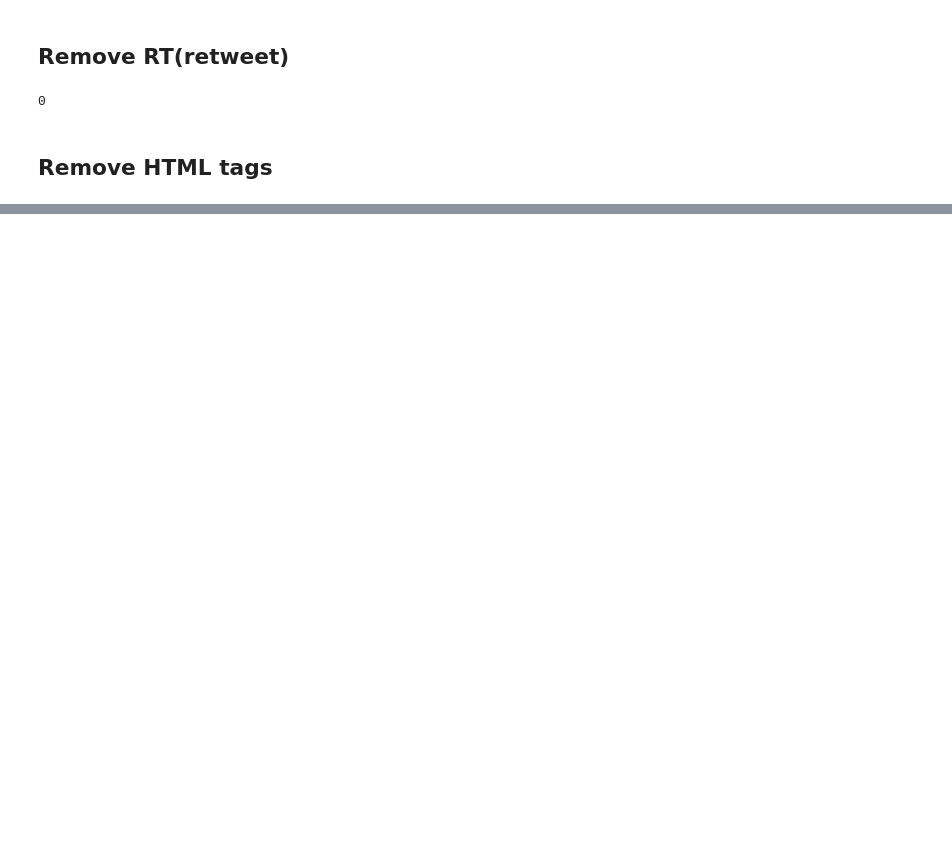
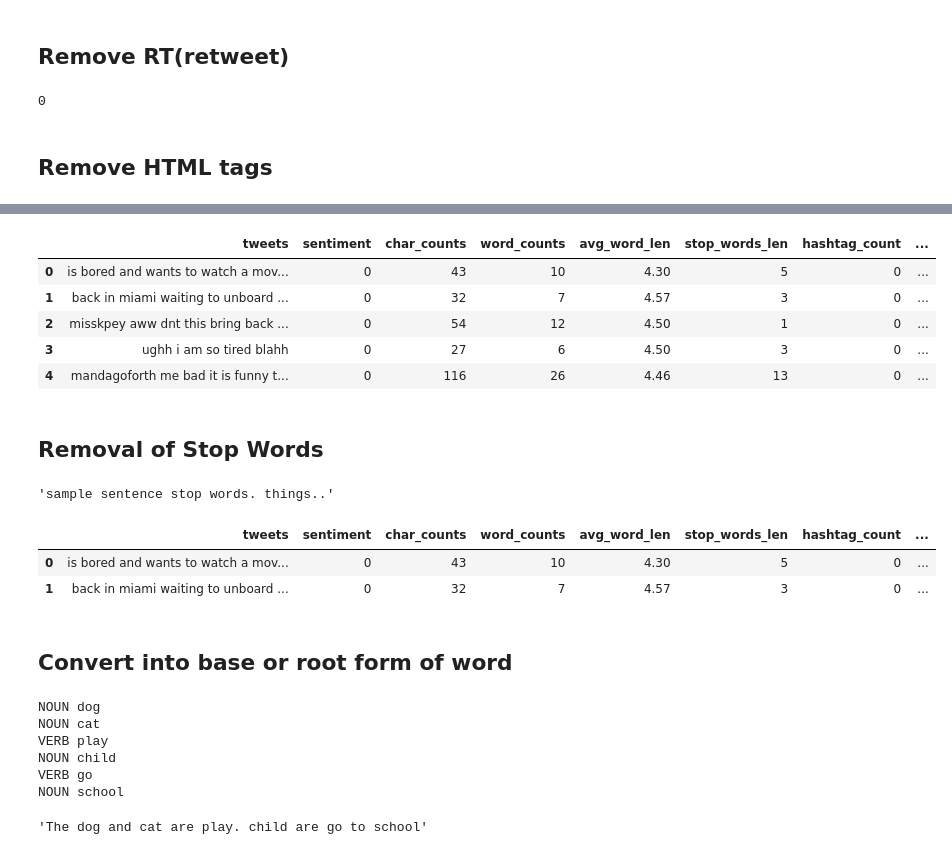
Before and after one commit to udityamerit/Natural-Language-Processing-Mastery-in-Python, a Jupyter notebook: 05 Complete Text Processing In NLP/Complete Text Processing.ipynb, the cells around one changed output, grey strips where cells are left out. Saved outputs shown, nothing was run; the diff lists cells and outputs as text; code cells hidden in the pictures; blank space fills up the shorter version.

```diff
--- a/05 Complete Text Processing In NLP/Complete Text Processing.ipynb
+++ b/05 Complete Text Processing In NLP/Complete Text Processing.ipynb
@@ -333,0 +401,21 @@ df['tweets'] = df['tweets'].apply(lambda x: re.sub(pattern, '', x))
+# %%
+df['tweets'] = df['tweets'].apply(lambda x: re.sub(pattern, r'\1\1', x))
+df.head()
+
+## after that we are correcting the sentence using the spell correcting algo
+# %% [output]
+|  | tweets | sentiment | char_counts | word_counts | avg_word_len | stop_words_len | hashtag_count | ... |
+| 0 | is bored and wants to watch a mov... | 0 | 43 | 10 | 4.30 | 5 | 0 | ... |
+| 1 | back in miami waiting to unboard ... | 0 | 32 | 7 | 4.57 | 3 | 0 | ... |
+| 2 | misskpey aww dnt this bring back ... | 0 | 54 | 12 | 4.50 | 1 | 0 | ... |
+| 3 | ughh i am so tired blahh | 0 | 27 | 6 | 4.50 | 3 | 0 | ... |
+| 4 | mandagoforth me bad it is funny t... | 0 | 116 | 26 | 4.46 | 13 | 0 | ... |
+# %% [markdown]
+## Removal of Stop Words
+# %%
+nlp = spacy.load('en_core_web_sm')
+stop_words = nlp.Defaults.stop_words
+x = 'this is a sample sentence with the stop words. this that and so many things..'
+" ".join([word for word in x.split() if word not in stop_words])
+# %% [output]
+'sample sentence stop words. things..'
@@ -333,0 +424,44 @@ df['tweets'] = df['tweets'].apply(lambda x: re.sub(pattern, '', x))
+# %%
+df.head(2)
+# %% [output]
+|  | tweets | sentiment | char_counts | word_counts | avg_word_len | stop_words_len | hashtag_count | ... |
+| 0 | is bored and wants to watch a mov... | 0 | 43 | 10 | 4.30 | 5 | 0 | ... |
+| 1 | back in miami waiting to unboard ... | 0 | 32 | 7 | 4.57 | 3 | 0 | ... |
+# %% [markdown]
+## Convert into base or root form of word
+# %%
+import spacy
+nlp = spacy.load('en_core_web_sm')
+x = 'The dogs and cats are playing. Children are going to school'
+doc = nlp(x)
+
+for token in doc:
+        if token.pos_ in ['NOUN', 'VERB']:
+                print(token.pos_, token.lemma_)
+# %% [output]
+NOUN dog
+NOUN cat
+VERB play
+NOUN child
+VERB go
+NOUN school
+# %%
+x = 'The dogs and cats are playing. Children are going to school'
+
+
+def lemmatize_noun_verb(x):
+        doc = nlp(x)
+        tokens = []
+        for token in doc:
+                if token.pos_ in ['NOUN', 'VERB']:
+                        tokens.append(token.lemma_)
+                else:
+                        tokens.append(token.text)
+        x = ' '.join(tokens)
+        pattern = r'\s\.'
+        x = re.sub(pattern, '.', x)
+        return x
+
+lemmatize_noun_verb(x)
+# %% [output]
+'The dog and cat are play. child are go to school'
```
Also changed, not shown: parts of 41 cells of this notebook, 1 other file.
